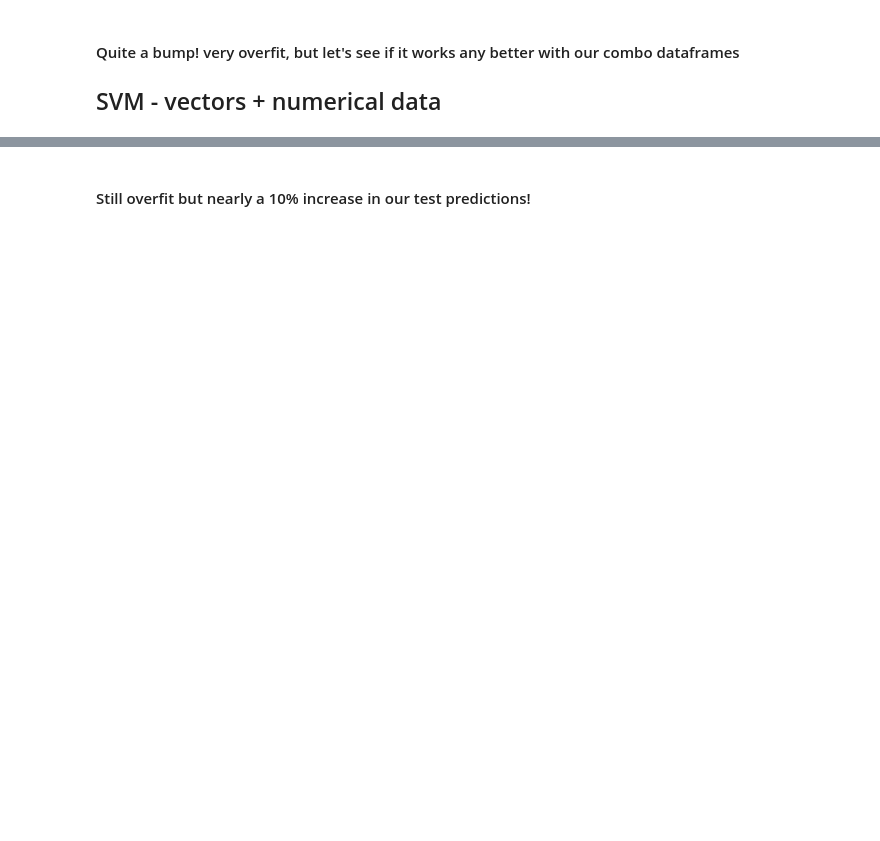
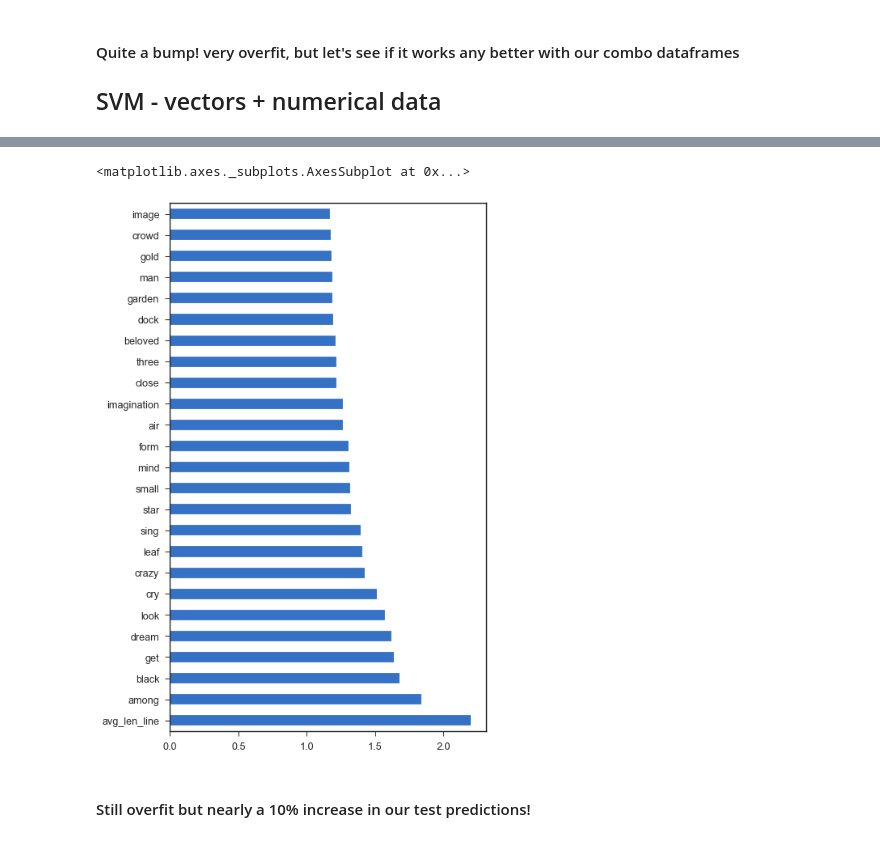
Before and after one commit to p-szymo/poetry_genre_classifier, a Jupyter notebook: 03_modeling_notebook.ipynb, the cells around one changed output, grey strips where cells are left out. Cells and saved outputs as stored; diff of their text form; code cells hidden in the pictures; blank space fills up the shorter version.

```diff
--- a/03_modeling_notebook.ipynb
+++ b/03_modeling_notebook.ipynb
@@ -621,3 +772,11 @@ F1 score: 0.6820809987075851
+# %%
+sns.set_style('ticks')
+
+plt.figure(figsize=(7,12))
+pd.Series(abs(svm_combo.coef_[0]), index=X_train_combo.columns).nlargest(25).plot(kind='barh')
+# %% [output]
+<matplotlib.axes._subplots.AxesSubplot at 0x...>
+[figure, added]
 # %% [markdown]
 #### Still overfit but nearly a 10% increase in our test predictions!
 # %%
```
Also changed, not shown: parts of 52 cells of this notebook, 14 other files.
